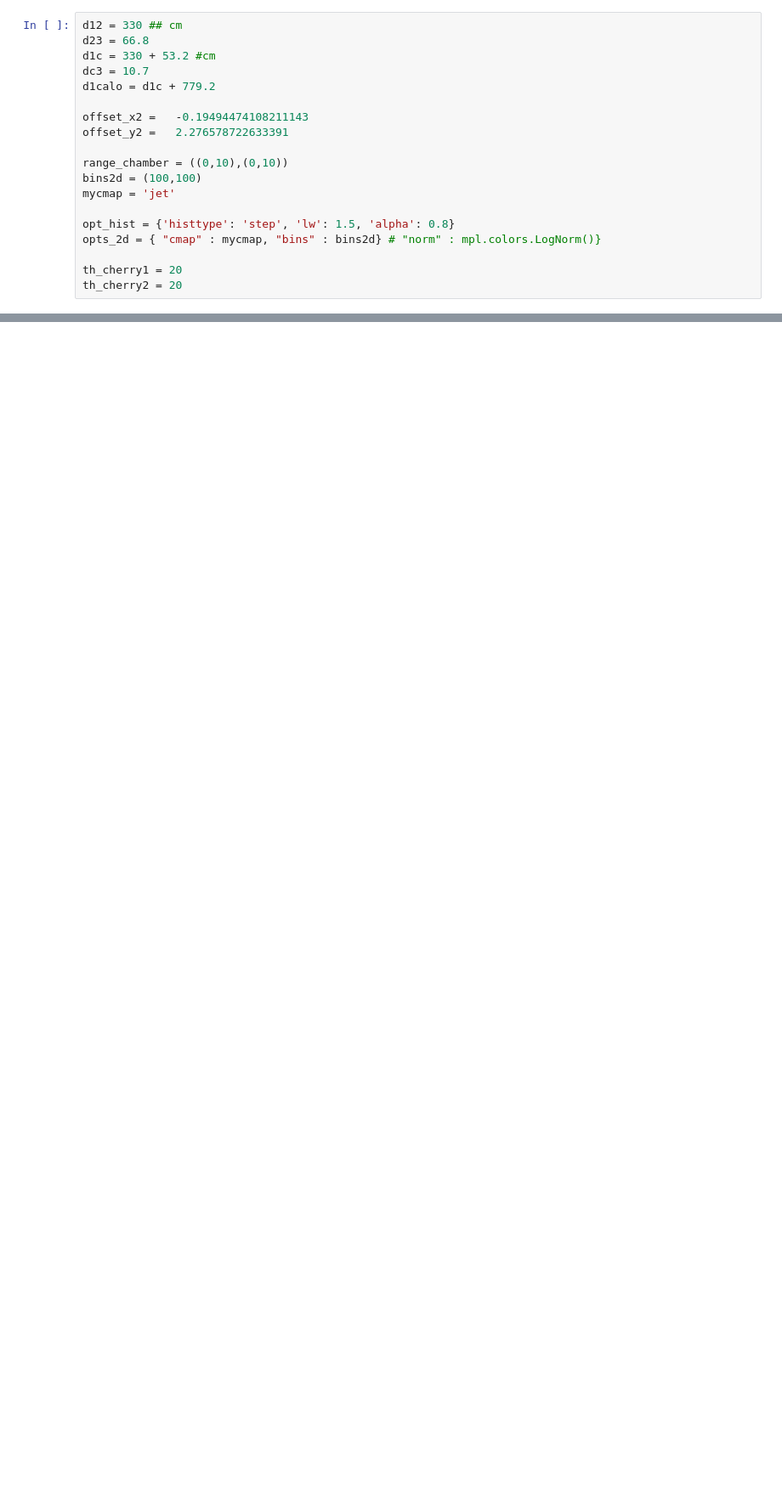
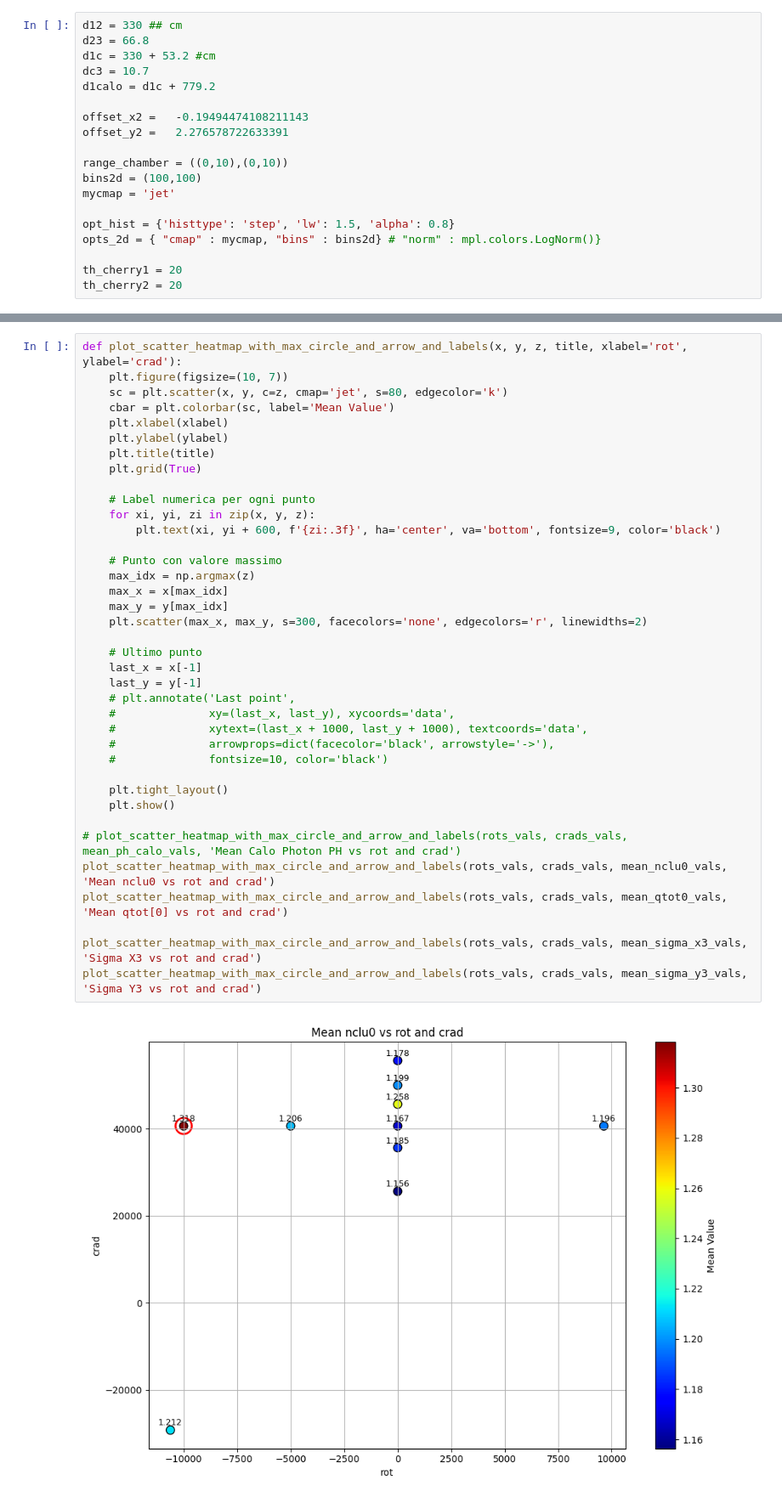
Before and after one commit to Ncanale/eplusBOOST_2025_T9, a Jupyter notebook: compare_epBOOST.ipynb, the cells around one changed output, grey strips where cells are left out. Shown at 85% size. Cells and saved outputs as stored; diff of their text form; blank space fills up the shorter version.

```diff
--- a/compare_epBOOST.ipynb
+++ b/compare_epBOOST.ipynb
@@ -489,0 +450,40 @@ opening  data/TB_T9_2025/run730223.h5
+# %%
+def plot_scatter_heatmap_with_max_circle_and_arrow_and_labels(x, y, z, title, xlabel='rot', ylabel='crad'):
+    plt.figure(figsize=(10, 7))
+    sc = plt.scatter(x, y, c=z, cmap='jet', s=80, edgecolor='k')
+    cbar = plt.colorbar(sc, label='Mean Value')
+    plt.xlabel(xlabel)
+    plt.ylabel(ylabel)
+    plt.title(title)
+    plt.grid(True)
+
+    # Label numerica per ogni punto
+    for xi, yi, zi in zip(x, y, z):
+        plt.text(xi, yi + 600, f'{zi:.3f}', ha='center', va='bottom', fontsize=9, color='black')
+
+    # Punto con valore massimo
+    max_idx = np.argmax(z)
+    max_x = x[max_idx]
+    max_y = y[max_idx]
+    plt.scatter(max_x, max_y, s=300, facecolors='none', edgecolors='r', linewidths=2)
+
+    # Ultimo punto
+    last_x = x[-1]
+    last_y = y[-1]
+    # plt.annotate('Last point',
+    #              xy=(last_x, last_y), xycoords='data',
+    #              xytext=(last_x + 1000, last_y + 1000), textcoords='data',
+    #              arrowprops=dict(facecolor='black', arrowstyle='->'),
+    #              fontsize=10, color='black')
+
+    plt.tight_layout()
+    plt.show()
+
+# plot_scatter_heatmap_with_max_circle_and_arrow_and_labels(rots_vals, crads_vals, mean_ph_calo_vals, 'Mean Calo Photon PH vs rot and crad')
+plot_scatter_heatmap_with_max_circle_and_arrow_and_labels(rots_vals, crads_vals, mean_nclu0_vals, 'Mean nclu0 vs rot and crad')
+plot_scatter_heatmap_with_max_circle_and_arrow_and_labels(rots_vals, crads_vals, mean_qtot0_vals, 'Mean qtot[0] vs rot and crad')
+
+plot_scatter_heatmap_with_max_circle_and_arrow_and_labels(rots_vals, crads_vals, mean_sigma_x3_vals, 'Sigma X3 vs rot and crad')
+plot_scatter_heatmap_with_max_circle_and_arrow_and_labels(rots_vals, crads_vals, mean_sigma_y3_vals, 'Sigma Y3 vs rot and crad')
+# %% [output]
+[figure, added]
```
Also changed, not shown: parts of 10 cells of this notebook.
